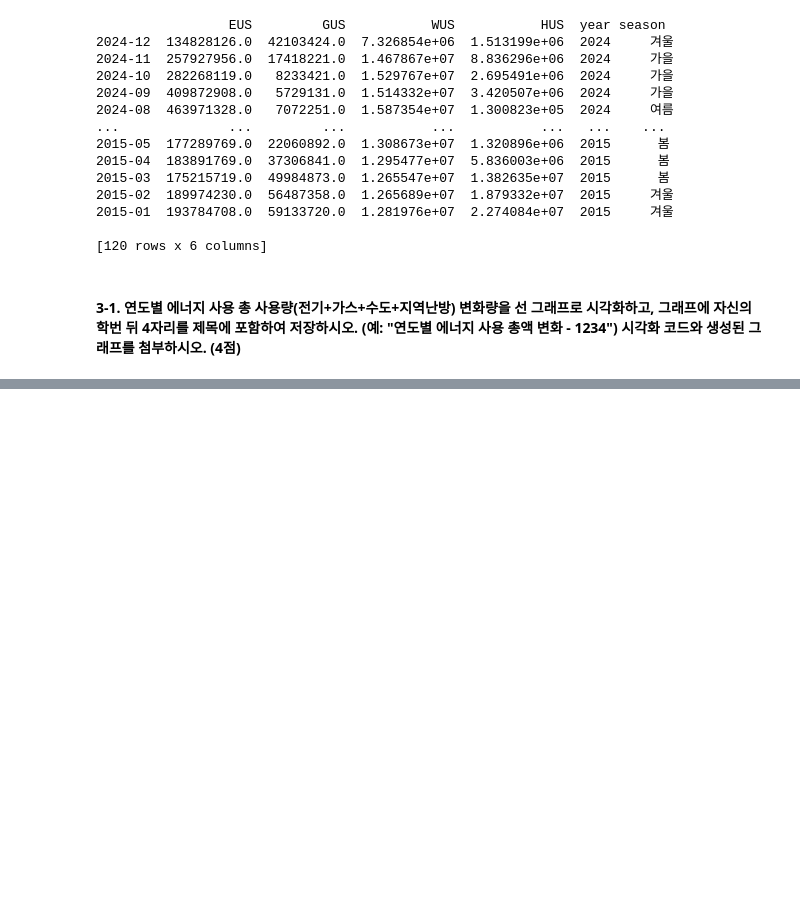
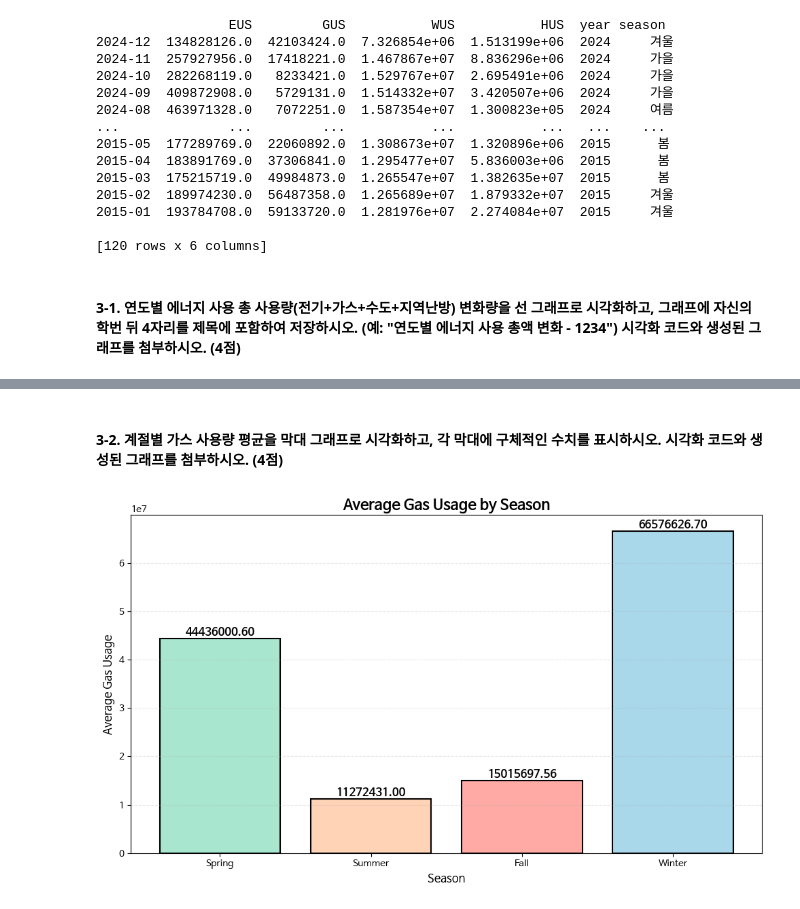
Before and after one commit to NAHYEONKIM-nyo/DataAnalysis, a Jupyter notebook: 오픈소스_기반_데이터_분석_중간과제.ipynb, the cells around one changed output, grey strips where cells are left out. Saved outputs shown, nothing was run; the diff lists cells and outputs as text; code cells hidden in the pictures; blank space fills up the shorter version.

```diff
--- a/오픈소스_기반_데이터_분석_중간과제.ipynb
+++ b/오픈소스_기반_데이터_분석_중간과제.ipynb
@@ -210,14 +326,11 @@ print(df)
+# %% [markdown]
+#### **3-2. 계절별 가스 사용량 평균을 막대 그래프로 시각화하고, 각 막대에 구체적인 수치를 표시하시오. 시각화 코드와 생성된 그래프를 첨부하시오. (4점)**
 # %%
 import requests
 import json
 import pandas as pd
 import matplotlib.pyplot as plt
 import matplotlib.font_manager as fm
-
-# 한글 폰트 설정 (한글 깨짐 방지)
-plt.rcParams['font.family'] = 'Malgun Gothic'  # Windows
-# plt.rcParams['font.family'] = 'AppleGothic'  # Mac
-plt.rcParams['axes.unicode_minus'] = False
 
 ## 데이터 수집 url 및 api key 설정
 url = 'http://openapi.seoul.go.kr:8088/5a774361516e61683733784e4b6978/json/energyUseDataSummaryInfo/1/1000/'
@@ -233,16 +346,13 @@ params = {
 ## 데이터 수집
 response = requests.get(url, params=params)
 data = response.json()
-
 original_data_list = data['energyUseDataSummaryInfo']['row']
 
 ## 날짜별 데이터를 담을 딕셔너리
 date_keyed_data = {}
-
 for item in original_data_list:
     year_int = int(item['YEAR'])
     mon_int = int(item['MON'])
-
     if item['MM_TYPE'] == '개인' and 2015 <= year_int <= 2024:
         key = f"{year_int}-{mon_int:02d}"
         value_dict = {
@@ -250,10 +360,9 @@ for item in original_data_list:
             'WUS': float(item['WUS']), 'HUS': float(item['HUS'])
         }
         date_keyed_data[key] = value_dict
-
 final_output = {'personal': date_keyed_data}
 
-## json 파일 저장
+## json 파일 저장 (읽기 전에 저장 추가)
 file_path = 'personal_energy_data.json'
 with open(file_path, 'w', encoding='utf-8') as f:
     json.dump(final_output, f, ensure_ascii=False, indent=4)
@@ -275,74 +384,49 @@ def get_season(month):
     elif month in [6, 7, 8]:
         return '여름'
     elif month in [9, 10, 11]:
         return '가을'
     else:  # 12, 1, 2월
         return '겨울'
 
 ## 'year' 컬럼 추가
 df['year'] = df.index.str[:4].astype(int)
-
 ## 'season' 컬럼 추가
 df['season'] = df['month'].apply(get_season)
-
 ## 전처리에 사용된 'month' 컬럼 삭제
 df = df.drop(columns='month')
 
-print(df)
+# 계절별 평균 가스 사용량 바 플롯
 
-# ===== 3-1. 연도별 에너지 사용 총 사용량 변화량 선 그래프 =====
-
-# 총 에너지 사용량 계산 (EUS + GUS + WUS + HUS)
-df['total_energy'] = df['EUS'] + df['GUS'] + df['WUS'] + df['HUS']
-
-# 연도별 총 에너지 사용량 합계 계산
-yearly_total = df.groupby('year')['total_energy'].sum()
-
-# 선 그래프 그리기
-plt.figure(figsize=(10, 6))
-plt.plot(yearly_total.index, yearly_total.values, marker='o', linewidth=2, markersize=8, color='#2E86AB')
-plt.title('연도별 에너지 사용 총액 변화 - 1234', fontsize=16, fontweight='bold')
-plt.xlabel('연도', fontsize=12)
-plt.ylabel('총 에너지 사용량', fontsize=12)
-plt.grid(True, alpha=0.3, linestyle='--')
-plt.tight_layout()
-
-# 그래프 저장
-plt.savefig('연도별_에너지_사용_총액_변화_1234.png', dpi=300, bbox_inches='tight')
-plt.show()
-
-print("\n=== 연도별 에너지 사용 총액 ===")
-print(yearly_total)
-
-# ===== 3-2. 계절별 가스 사용량 평균 막대 그래프 =====
-
-# 계절별 가스 사용량 평균 계산
+# 계절별 평균 가스 사용량 계산
 season_gas_avg = df.groupby('season')['GUS'].mean()
 
-# 계절 순서 정렬 (봄, 여름, 가을, 겨울)
-season_order = ['봄', '여름', '가을', '겨울']
-season_gas_avg = season_gas_avg.reindex(season_order)
+# 한글 계절명을 영어로 매핑
+season_mapping = {'봄': 'Spring', '여름': 'Summer', '가을': 'Fall', '겨울': 'Winter'}
+season_gas_avg_en = season_gas_avg.copy()
+season_gas_avg_en.index = season_gas_avg_en.index.map(season_mapping)
 
-# 막대 그래프 그리기
+# 계절 순서 재정렬
+season_order = ['Spring', 'Summer', 'Fall', 'Winter']
+season_gas_avg_en = season_gas_avg_en.reindex(season_order)
+
+# 바 플롯 생성
 plt.figure(figsize=(10, 6))
-bars = plt.bar(season_gas_avg.index, season_gas_avg.values, color=['#A8E6CF', '#FFD3B6', '#FFAAA5', '#A8D8EA'], edgecolor='black', linewidth=1.5)
+bars = plt.bar(season_gas_avg_en.index, season_gas_avg_en.values, color=['#A8E6CF', '#FFD3B6', '#FFAAA5', '#A8D8EA'], edgecolor='black', linewidth=1.5)
 
-# 각 막대에 수치 표시
+# 각 막대 위에 값 표시
 for bar in bars:
     height = bar.get_height()
     plt.text(bar.get_x() + bar.get_width()/2., height,
              f'{height:.2f}',
              ha='center', va='bottom', fontsize=12, fontweight='bold')
 
-plt.title('계절별 가스 사용량 평균', fontsize=16, fontweight='bold')
-plt.xlabel('계절', fontsize=12)
-plt.ylabel('평균 가스 사용량', fontsize=12)
+plt.title('Average Gas Usage by Season', fontsize=16, fontweight='bold')
+plt.xlabel('Season', fontsize=12)
+plt.ylabel('Average Gas Usage', fontsize=12)
 plt.grid(True, axis='y', alpha=0.3, linestyle='--')
 plt.tight_layout()
 
-# 그래프 저장
-plt.savefig('계절별_가스_사용량_평균.png', dpi=300, bbox_inches='tight')
+# 플롯 저장
 plt.show()
-
-print("\n=== 계절별 가스 사용량 평균 ===")
-print(season_gas_avg)
+# %% [output]
+[figure, added]
```
Also changed, not shown: parts of 1 cell of this notebook.
